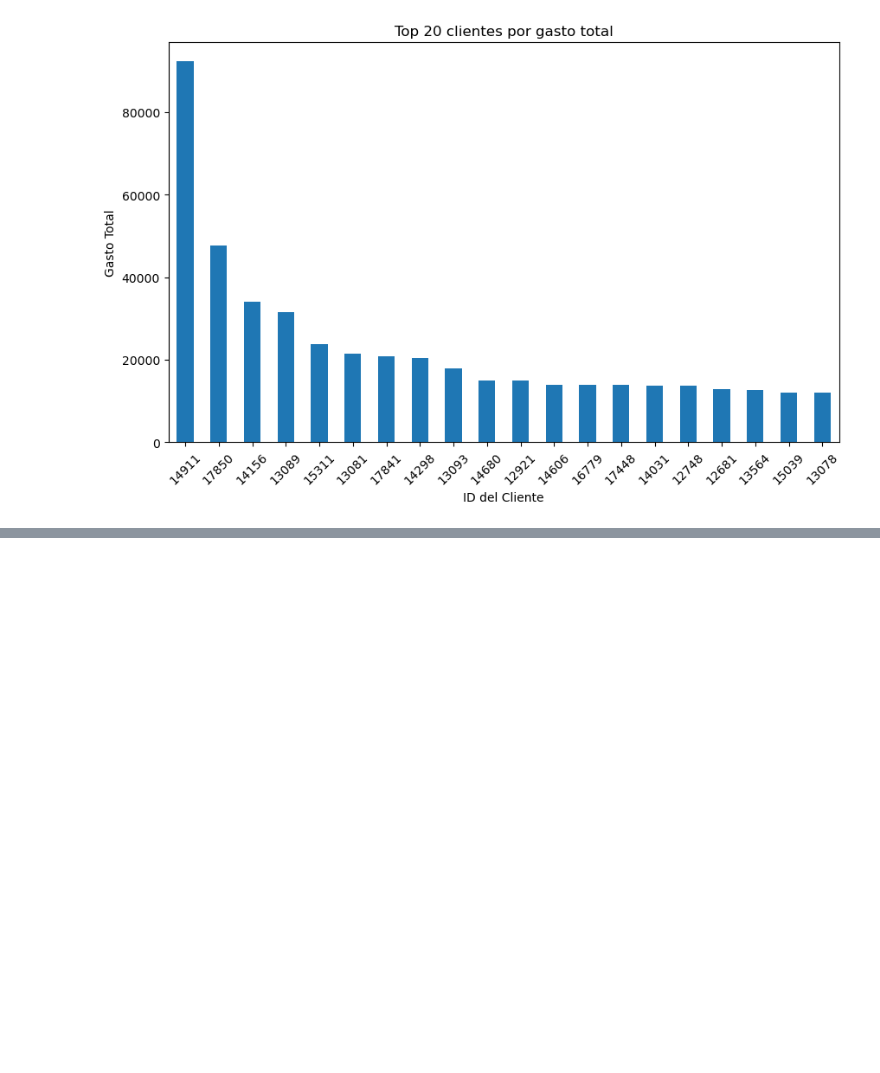
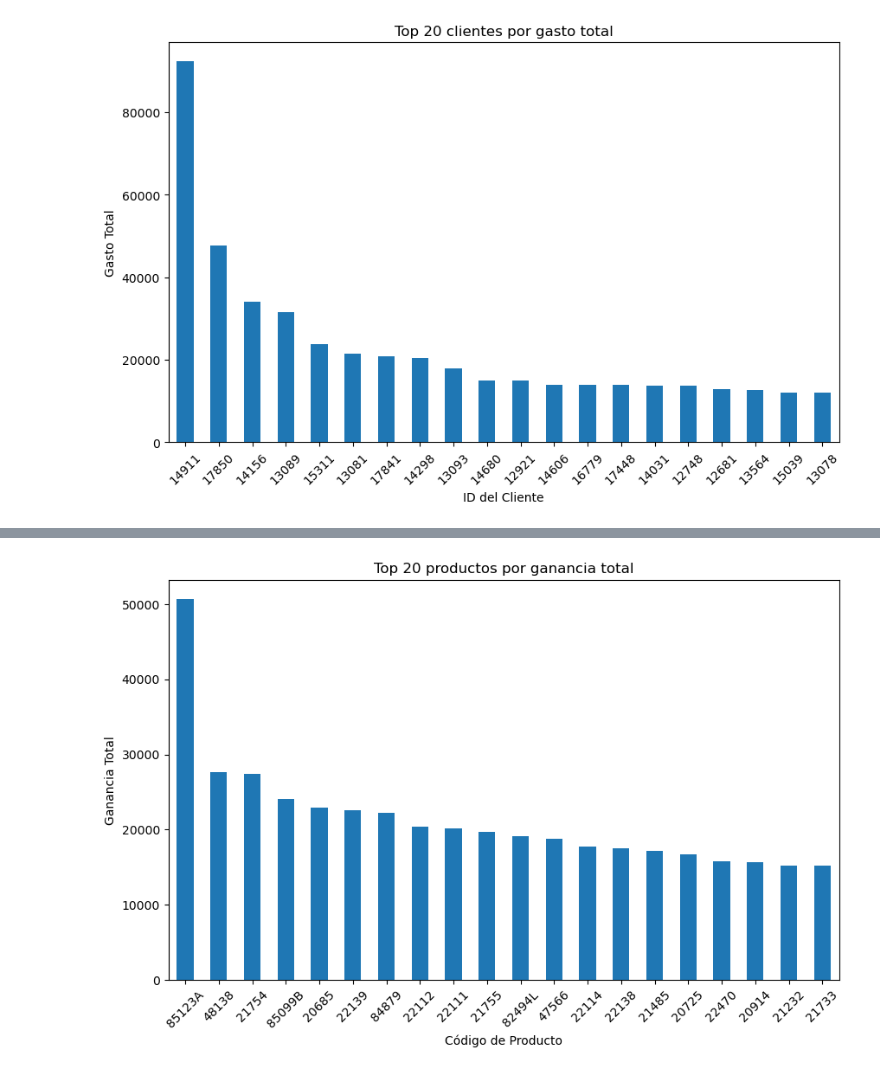
Before and after one commit to DaLeedev/CLTV_PROJECT, a Jupyter notebook: notebooks/Exploracion de los Datos.ipynb, the cells around one changed output, grey strips where cells are left out. Cells and saved outputs as stored; diff of their text form; code cells hidden in the pictures; blank space fills up the shorter version.

```diff
--- a/notebooks/Exploracion de los Datos.ipynb
+++ b/notebooks/Exploracion de los Datos.ipynb
@@ -48,0 +64,20 @@ plt.show()
+# %%
+df_clean = df[(df['price'] > 0) & (df['quantity'] > 0)]
+df_clean['totalprice'] = df_clean['quantity'] * df_clean['price']
+
+top_20_vendidos = (
+    df_clean.groupby('stockcode')['totalprice']
+            .sum()
+            .sort_values(ascending=False)
+            .head(20)
+)
+
+plt.figure(figsize=(10,6))
+top_20_vendidos.plot(kind='bar')
+plt.title("Top 20 productos por ganancia total")
+plt.xlabel("Código de Producto")
+plt.ylabel("Ganancia Total")
+plt.xticks(rotation=45)
+plt.show()
+# %% [output]
+[figure, added]
```
Also changed, not shown: parts of 6 cells of this notebook.
